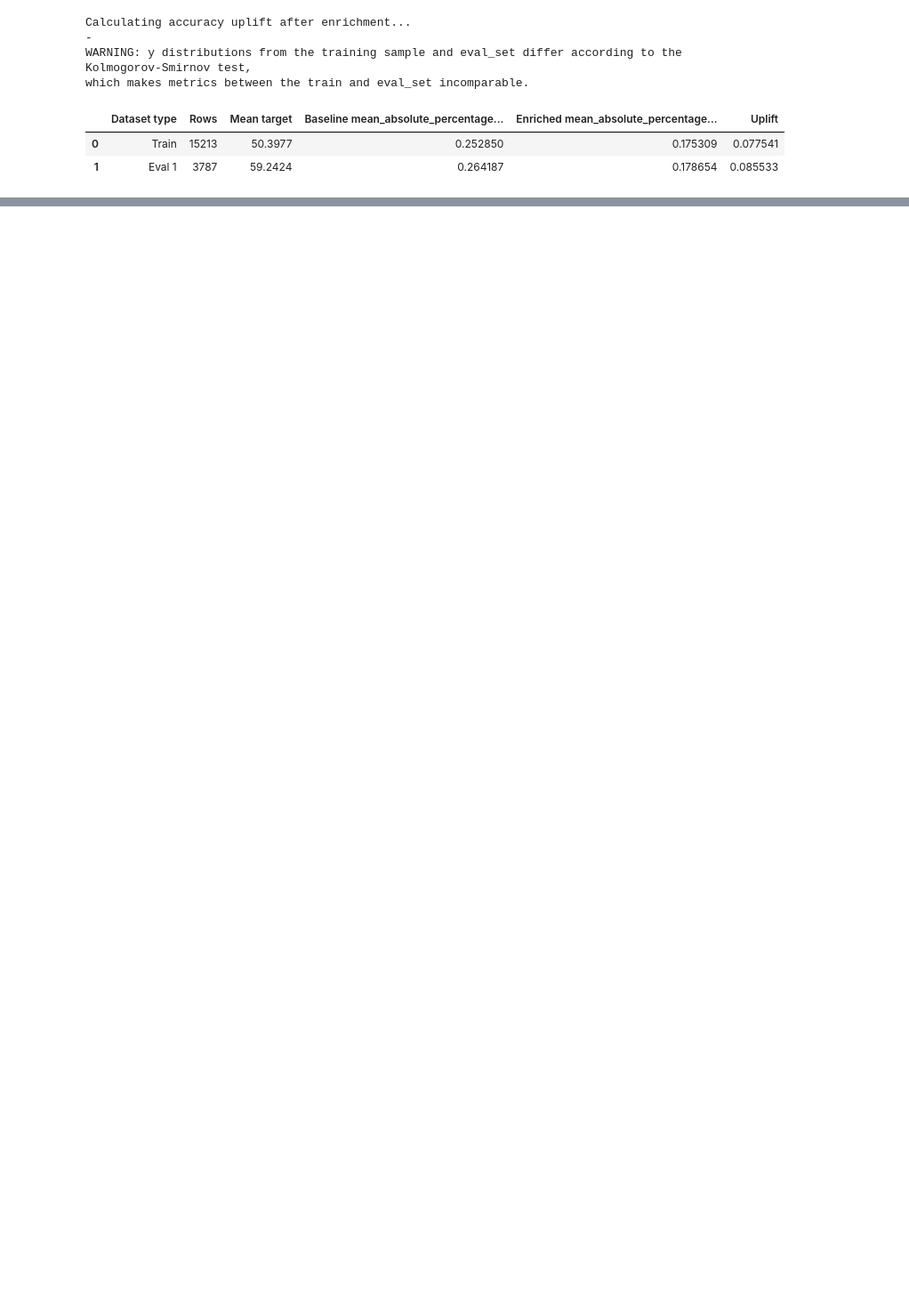
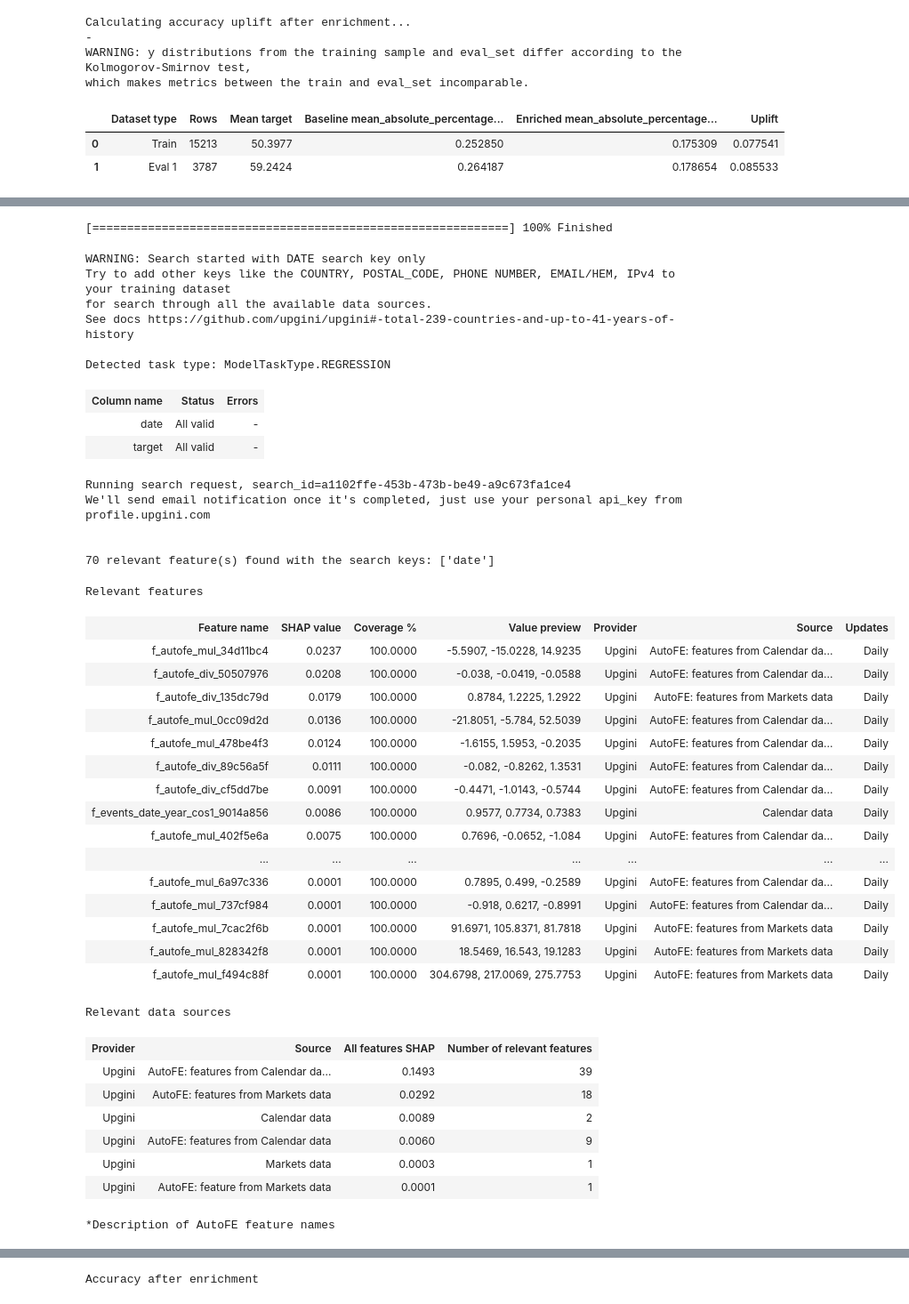
Before and after one commit to AcererakTheMighty/FirstMLProject, a Jupyter notebook: FirstProject.ipynb, the cells around one changed output, grey strips where cells are left out. Shown: that part at 89% size. Drawn from its saved outputs; the diff is of its cells as text; code cells hidden in the pictures; blank space fills up the shorter version.

```diff
--- a/FirstProject.ipynb
+++ b/FirstProject.ipynb
@@ -168,0 +147,57 @@ AttributeError: 'NoneType' object has no attribute 'head'
+# %%
+try:
+    enricher.fit(train_features, train_target, eval_set=[(test_features, test_target)])
+except Exception as e:
+    print(f"Error during enricher.fit: {e}")
+
+try:
+    enricher.calculate_metrics(
+        train_features, train_target,
+        eval_set=[(test_features, test_target)],
+        estimator=model,
+        scoring="mean_absolute_percentage_error"
+    )
+except Exception as e:
+    print(f"Error during enricher.calculate_metrics: {e}")
+# %% [output]
+[============================================================] 100% Finished
+WARNING: Search started with DATE search key only
+Try to add other keys like the COUNTRY, POSTAL_CODE, PHONE NUMBER, EMAIL/HEM, IPv4 to your training dataset
+for search through all the available data sources.
+See docs https://github.com/upgini/upgini#-total-239-countries-and-up-to-41-years-of-history
+
+Detected task type: ModelTaskType.REGRESSION
+| Column name | Status | Errors |
+| date | All valid | - |
+| target | All valid | - |
+Running search request, search_id=a1102ffe-453b-473b-be49-a9c673fa1ce4
+We'll send email notification once it's completed, just use your personal api_key from profile.upgini.com
+
+
+70 relevant feature(s) found with the search keys: ['date']
+Relevant features
+| Feature name | SHAP value | Coverage % | Value preview | Provider | Source | Updates |
+| f_autofe_mul_34d11bc4 | 0.0237 | 100.0000 | -5.5907, -15.0228, 14.9235 | Upgini | AutoFE: features from Calendar da... | Daily |
+| f_autofe_div_50507976 | 0.0208 | 100.0000 | -0.038, -0.0419, -0.0588 | Upgini | AutoFE: features from Calendar da... | Daily |
+| f_autofe_div_135dc79d | 0.0179 | 100.0000 | 0.8784, 1.2225, 1.2922 | Upgini | AutoFE: features from Markets data | Daily |
+| f_autofe_mul_0cc09d2d | 0.0136 | 100.0000 | -21.8051, -5.784, 52.5039 | Upgini | AutoFE: features from Calendar da... | Daily |
+| f_autofe_mul_478be4f3 | 0.0124 | 100.0000 | -1.6155, 1.5953, -0.2035 | Upgini | AutoFE: features from Calendar da... | Daily |
+| f_autofe_div_89c56a5f | 0.0111 | 100.0000 | -0.082, -0.8262, 1.3531 | Upgini | AutoFE: features from Calendar da... | Daily |
+| f_autofe_div_cf5dd7be | 0.0091 | 100.0000 | -0.4471, -1.0143, -0.5744 | Upgini | AutoFE: features from Calendar da... | Daily |
+| f_events_date_year_cos1_9014a856 | 0.0086 | 100.0000 | 0.9577, 0.7734, 0.7383 | Upgini | Calendar data | Daily |
+| f_autofe_mul_402f5e6a | 0.0075 | 100.0000 | 0.7696, -0.0652, -1.084 | Upgini | AutoFE: features from Calendar da... | Daily |
+| ... | ... | ... | ... | ... | ... | ... |
+| f_autofe_mul_6a97c336 | 0.0001 | 100.0000 | 0.7895, 0.499, -0.2589 | Upgini | AutoFE: features from Calendar da... | Daily |
+| f_autofe_mul_737cf984 | 0.0001 | 100.0000 | -0.918, 0.6217, -0.8991 | Upgini | AutoFE: features from Calendar da... | Daily |
+| f_autofe_mul_7cac2f6b | 0.0001 | 100.0000 | 91.6971, 105.8371, 81.7818 | Upgini | AutoFE: features from Markets data | Daily |
+| f_autofe_mul_828342f8 | 0.0001 | 100.0000 | 18.5469, 16.543, 19.1283 | Upgini | AutoFE: features from Markets data | Daily |
+| f_autofe_mul_f494c88f | 0.0001 | 100.0000 | 304.6798, 217.0069, 275.7753 | Upgini | AutoFE: features from Markets data | Daily |
+Relevant data sources
+| Provider | Source | All features SHAP | Number of relevant features |
+| Upgini | AutoFE: features from Calendar da... | 0.1493 | 39 |
+| Upgini | AutoFE: features from Markets data | 0.0292 | 18 |
+| Upgini | Calendar data | 0.0089 | 2 |
+| Upgini | AutoFE: features from Calendar data | 0.0060 | 9 |
+| Upgini | Markets data | 0.0003 | 1 |
+| Upgini | AutoFE: feature from Markets data | 0.0001 | 1 |
+*Description of AutoFE feature names
@@ -168,0 +231 @@ AttributeError: 'NoneType' object has no attribute 'head'
+Accuracy after enrichment
```
Also changed, not shown: parts of 2 cells of this notebook.
